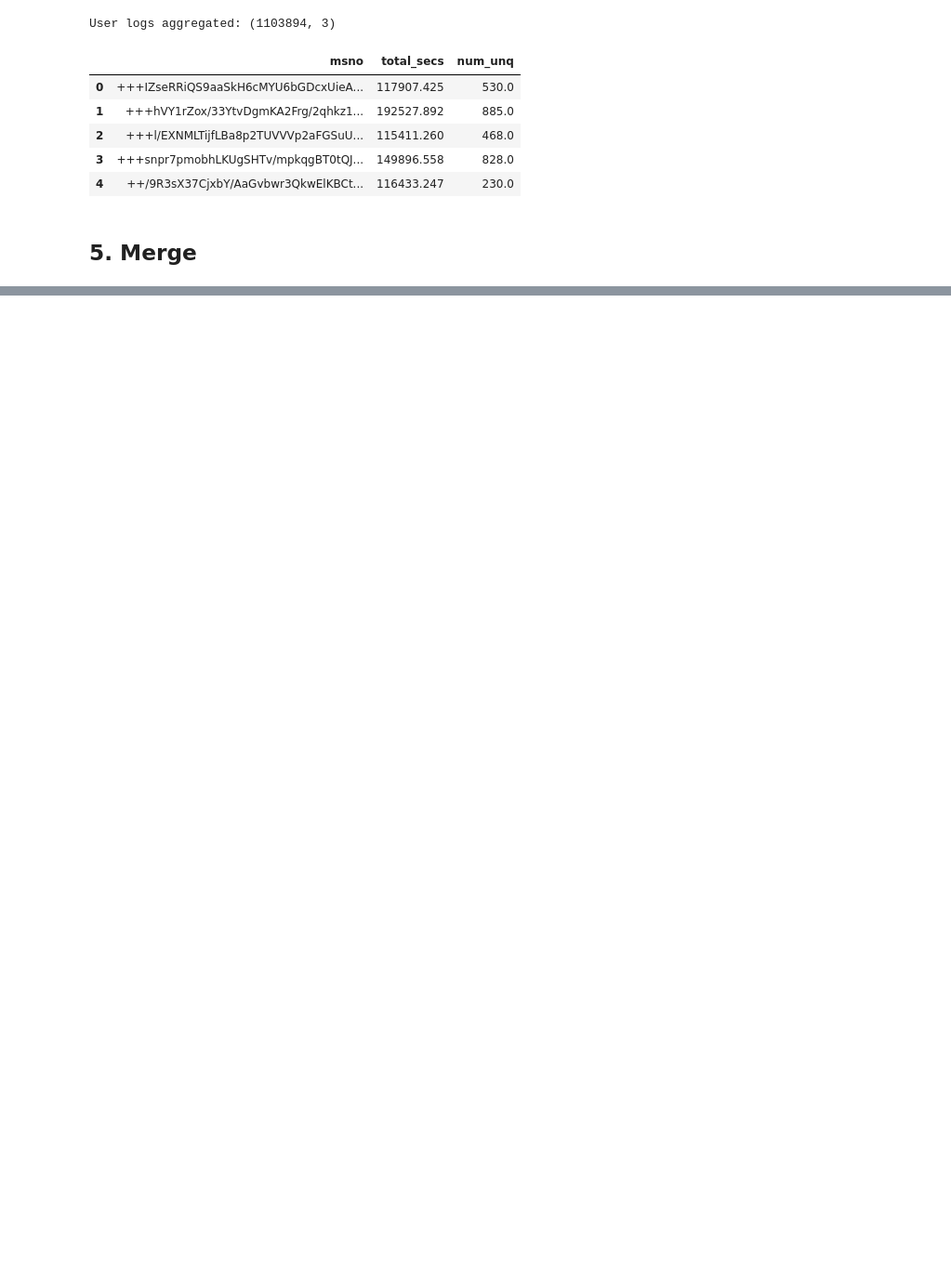
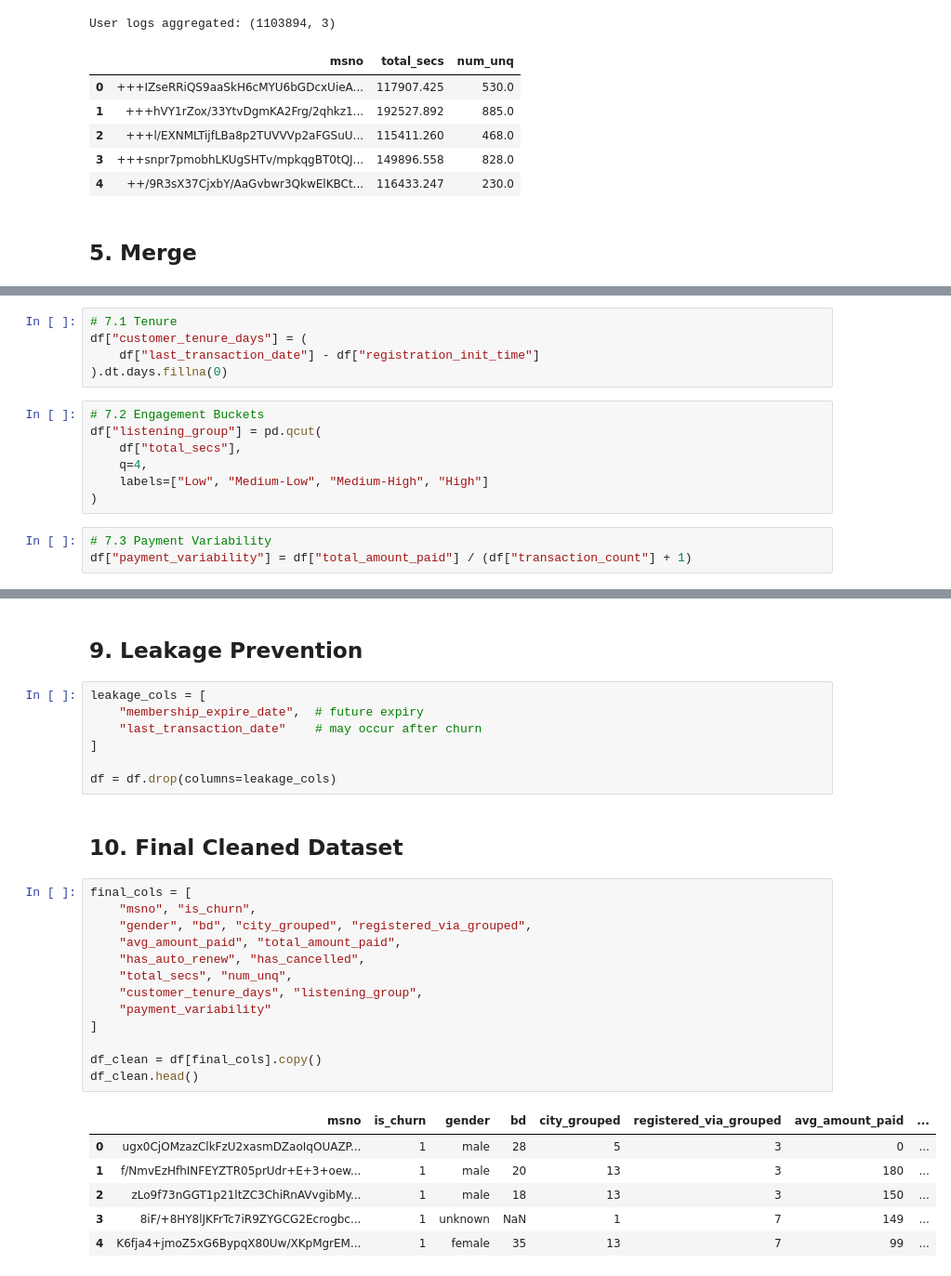
Before and after one commit to PaulinaMamiaga/customer-churn-intelligence-system, a Jupyter notebook: notebooks/02_data_preparation.ipynb, the cells around one changed output, grey strips where cells are left out. Shown at 93% size. Cells and saved outputs as stored; diff of their text form; blank space fills up the shorter version.

```diff
--- a/notebooks/02_data_preparation.ipynb
+++ b/notebooks/02_data_preparation.ipynb
@@ -270,0 +413,15 @@ Duplicate users in final df: 0
+# %%
+# 7.1 Tenure
+df["customer_tenure_days"] = (
+    df["last_transaction_date"] - df["registration_init_time"]
+).dt.days.fillna(0)
+# %%
+# 7.2 Engagement Buckets
+df["listening_group"] = pd.qcut(
+    df["total_secs"],
+    q=4,
+    labels=["Low", "Medium-Low", "Medium-High", "High"]
+)
+# %%
+# 7.3 Payment Variability
+df["payment_variability"] = df["total_amount_paid"] / (df["transaction_count"] + 1)
@@ -270,0 +452,31 @@ Duplicate users in final df: 0
+# %% [markdown]
+## **9. Leakage Prevention**
+# %%
+leakage_cols = [
+    "membership_expire_date",  # future expiry
+    "last_transaction_date"    # may occur after churn
+]
+
+df = df.drop(columns=leakage_cols)
+# %% [markdown]
+## **10. Final Cleaned Dataset**
+# %%
+final_cols = [
+    "msno", "is_churn",
+    "gender", "bd", "city_grouped", "registered_via_grouped",
+    "avg_amount_paid", "total_amount_paid",
+    "has_auto_renew", "has_cancelled",
+    "total_secs", "num_unq",
+    "customer_tenure_days", "listening_group",
+    "payment_variability"
+]
+
+df_clean = df[final_cols].copy()
+df_clean.head()
+# %% [output]
+|  | msno | is_churn | gender | bd | city_grouped | registered_via_grouped | avg_amount_paid | ... |
+| 0 | ugx0CjOMzazClkFzU2xasmDZaoIqOUAZP... | 1 | male | 28 | 5 | 3 | 0 | ... |
+| 1 | f/NmvEzHfhINFEYZTR05prUdr+E+3+oew... | 1 | male | 20 | 13 | 3 | 180 | ... |
+| 2 | zLo9f73nGGT1p21ltZC3ChiRnAVvgibMy... | 1 | male | 18 | 13 | 3 | 150 | ... |
+| 3 | 8iF/+8HY8lJKFrTc7iR9ZYGCG2Ecrogbc... | 1 | unknown | NaN | 1 | 7 | 149 | ... |
+| 4 | K6fja4+jmoZ5xG6BypqX80Uw/XKpMgrEM... | 1 | female | 35 | 13 | 7 | 99 | ... |
```
Also changed, not shown: parts of 30 cells of this notebook.
